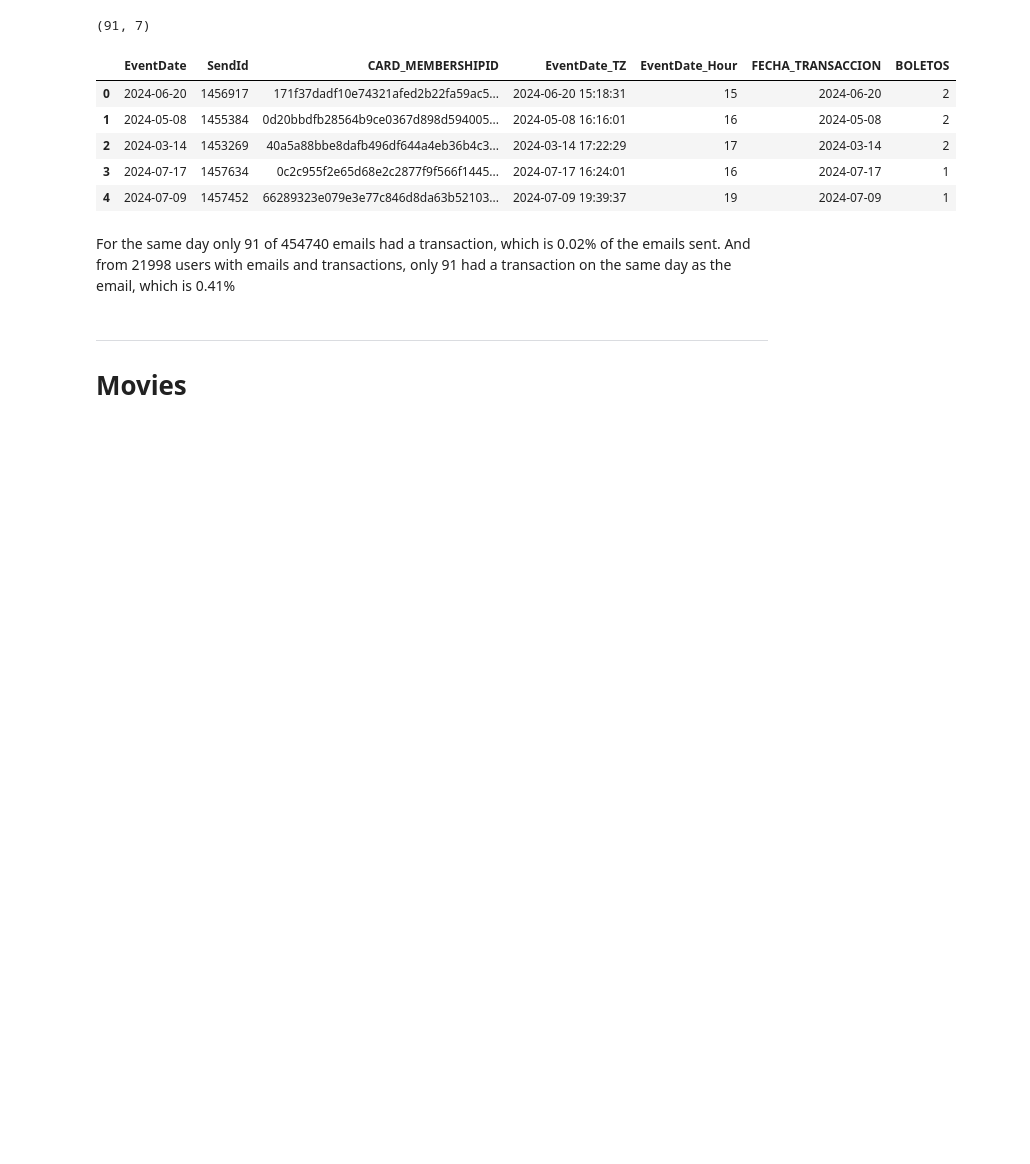
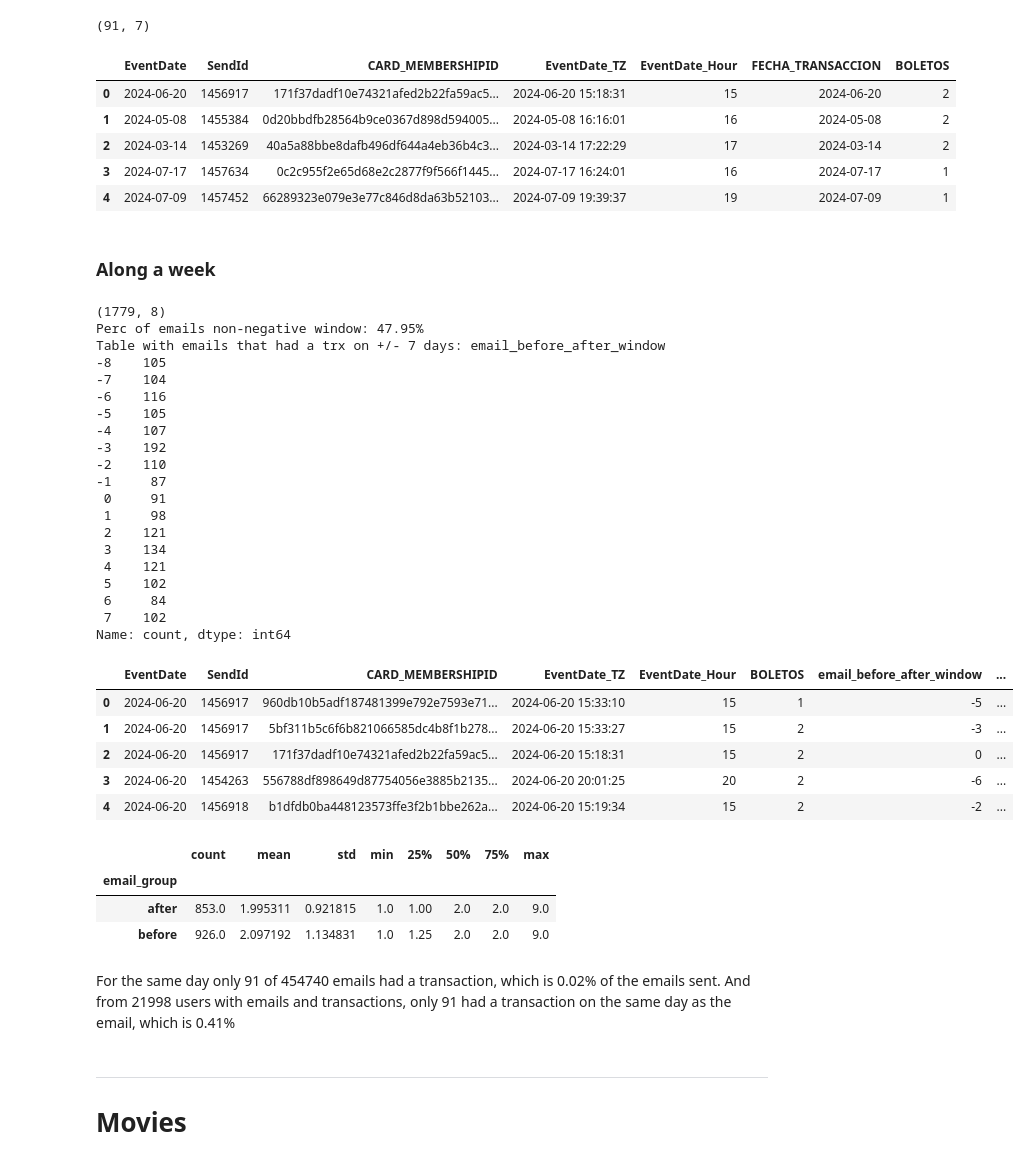
Before and after one commit to romanAVJ/cinepolis_email_customer_movie, a Jupyter notebook: src/s1_general_eda.ipynb, the cells around one changed output. Cells and saved outputs as stored; diff of their text form; code cells hidden in the pictures; blank space fills up the shorter version.

```diff
--- a/src/s1_general_eda.ipynb
+++ b/src/s1_general_eda.ipynb
@@ -915,6 +957,75 @@ df_emails_convertion.head()
 | 2 | 2024-03-14 | 1453269 | 40a5a88bbe8dafb496df644a4eb36b4c3... | 2024-03-14 17:22:29 | 17 | 2024-03-14 | 2 |
 | 3 | 2024-07-17 | 1457634 | 0c2c955f2e65d68e2c2877f9f566f1445... | 2024-07-17 16:24:01 | 16 | 2024-07-17 | 1 |
 | 4 | 2024-07-09 | 1457452 | 66289323e079e3e77c846d8da63b52103... | 2024-07-09 19:39:37 | 19 | 2024-07-09 | 1 |
+# %% [markdown]
+### Along a week
+# %%
+# match all the emails that had a trx on +/- 7 days
+WINDOW = 7
+df_emails_convertion_window = (
+    df_emails
+    .merge(
+        df_transactions[['CARD_MEMBERSHIPID', 'FECHA_TRANSACCION', 'BOLETOS']],
+        how='inner',
+        on='CARD_MEMBERSHIPID'
+    )
+    .assign(
+        EventDate=lambda x: pd.to_datetime(x['EventDate'], format='%Y-%m-%d', errors='coerce'),
+        FECHA_TRANSACCION=lambda x: pd.to_datetime(x['FECHA_TRANSACCION'], format='%Y-%m-%d', errors='coerce'),
+        email_before_after_window=lambda x: (x['FECHA_TRANSACCION'] - x['EventDate']).dt.days,
+        email_group=lambda x: np.where(
+            x['email_before_after_window'].lt(0), 'before', 'after'
+        )
+
+    )
+    .loc[
+        lambda x: x['email_before_after_window'].between(-WINDOW - 1, WINDOW)
+    ]
+    .drop(columns=['FECHA_TRANSACCION'])
+    .reset_index(drop=True)
+)
+
+# look
+print(df_emails_convertion_window.shape)
+print(f"Perc of emails non-negative window: {df_emails_convertion_window['email_before_after_window'].ge(0).mean() * 100:.2f}%")
+print(f"Table with emails that had a trx on +/- {WINDOW} days:", df_emails_convertion_window['email_before_after_window'].value_counts().sort_index())
+
+df_emails_convertion_window.head()
+# %% [output]
+(1779, 8)
+Perc of emails non-negative window: 47.95%
+Table with emails that had a trx on +/- 7 days: email_before_after_window
+-8    105
+-7    104
+-6    116
+-5    105
+-4    107
+-3    192
+-2    110
+-1     87
+ 0     91
+ 1     98
+ 2    121
+ 3    134
+ 4    121
+ 5    102
+ 6     84
+ 7    102
+Name: count, dtype: int64
+|  | EventDate | SendId | CARD_MEMBERSHIPID | EventDate_TZ | EventDate_Hour | BOLETOS | email_before_after_window | ... |
+| 0 | 2024-06-20 | 1456917 | 960db10b5adf187481399e792e7593e71... | 2024-06-20 15:33:10 | 15 | 1 | -5 | ... |
+| 1 | 2024-06-20 | 1456917 | 5bf311b5c6f6b821066585dc4b8f1b278... | 2024-06-20 15:33:27 | 15 | 2 | -3 | ... |
+| 2 | 2024-06-20 | 1456917 | 171f37dadf10e74321afed2b22fa59ac5... | 2024-06-20 15:18:31 | 15 | 2 | 0 | ... |
+| 3 | 2024-06-20 | 1454263 | 556788df898649d87754056e3885b2135... | 2024-06-20 20:01:25 | 20 | 2 | -6 | ... |
+| 4 | 2024-06-20 | 1456918 | b1dfdb0ba448123573ffe3f2b1bbe262a... | 2024-06-20 15:19:34 | 15 | 2 | -2 | ... |
+# %%
+# describe boletos before and after
+df_emails_convertion_window.groupby('email_group')['BOLETOS'].describe()
+# %% [output]
+|  | count | mean | std | min | 25% | 50% | 75% | max |
+| email_group |  |  |  |  |  |  |  |  |
+| after | 853.0 | 1.995311 | 0.921815 | 1.0 | 1.00 | 2.0 | 2.0 | 9.0 |
+| before | 926.0 | 2.097192 | 1.134831 | 1.0 | 1.25 | 2.0 | 2.0 | 9.0 |
 # %% [markdown]
 For the same day only 91 of 454740 emails had a transaction, which is 0.02% of the emails sent.
 And from 21998 users with emails and transactions, only 91 had a transaction on the same day as the email, which is 0.41%
```
Also changed, not shown: parts of 32 cells of this notebook, 11 other files.
